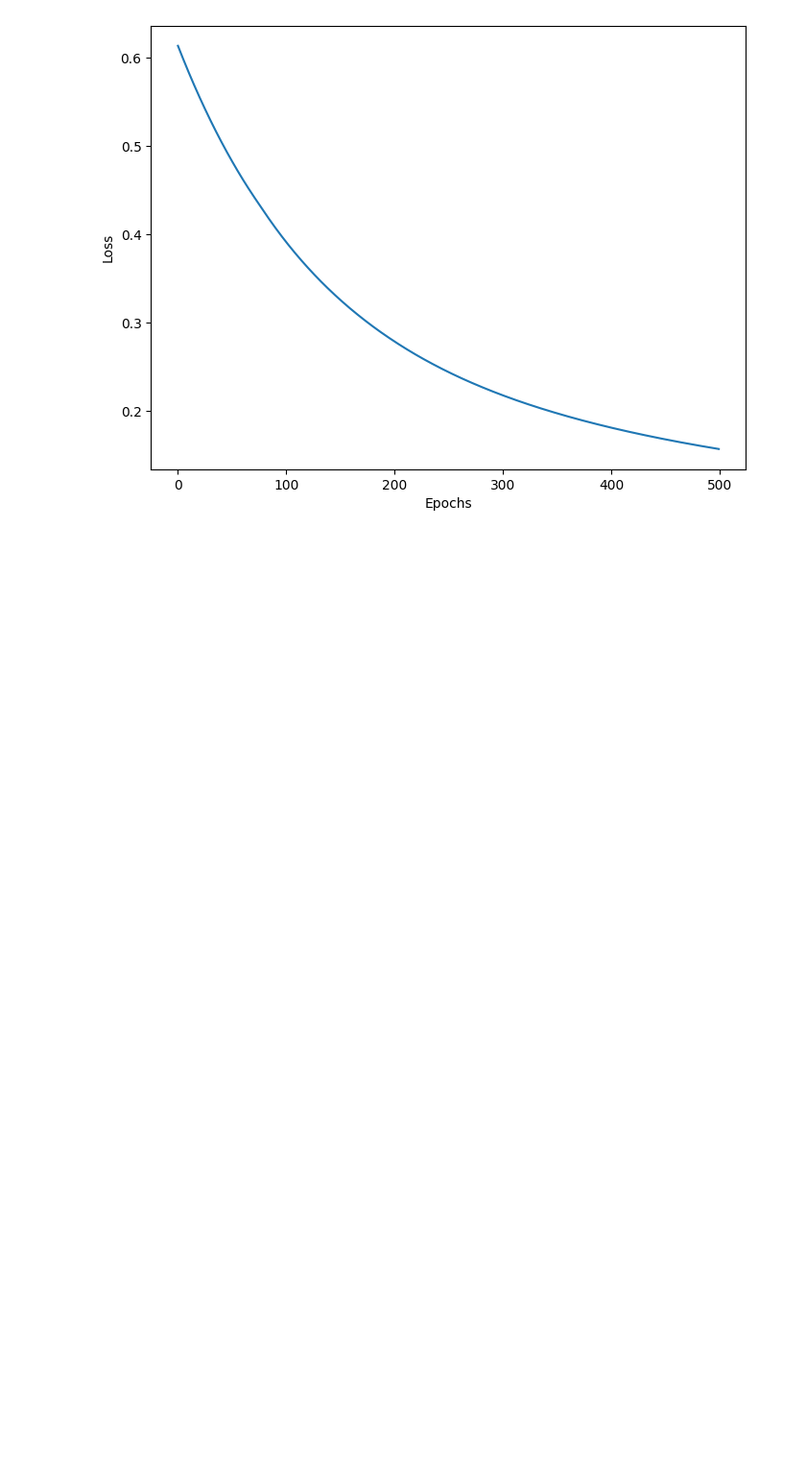
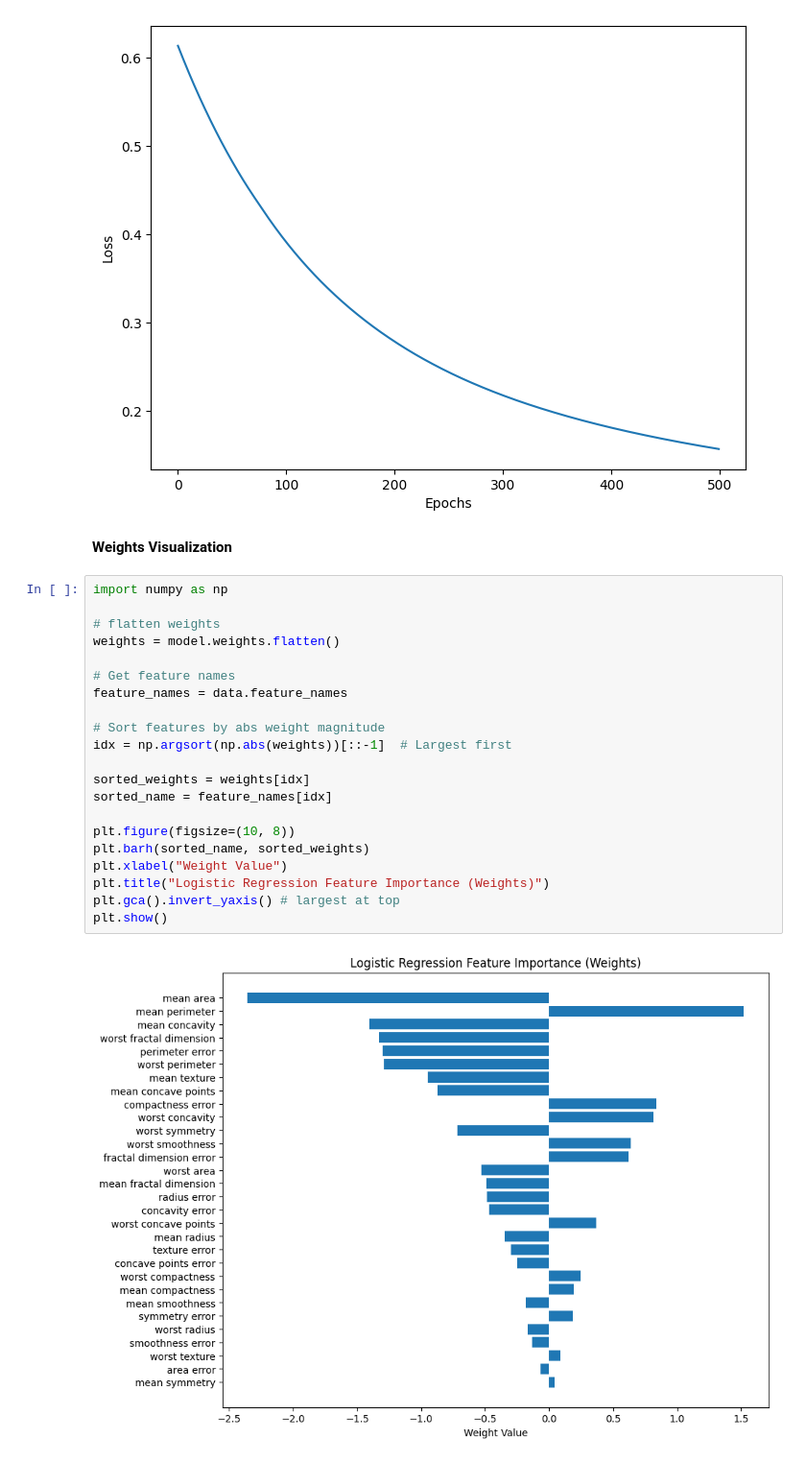
Before and after one commit to zahmedy/numpy-logistic-regression, a Jupyter notebook: notebooks/BreastCancer.ipynb, the cells around one changed output. Shown: that part at 96% size. Cells and saved outputs as stored; diff of their text form; blank space fills up the shorter version.

Commit message:
plot weights for breast cancer for analysis

```diff
--- a/notebooks/BreastCancer.ipynb
+++ b/notebooks/BreastCancer.ipynb
@@ -92,3 +92,28 @@ plt.show()
 # %% [output]
 Accuracy: 0.9406593406593406
 [figure]
+# %% [markdown]
+**Weights Visualization**
+# %%
+import numpy as np
+
+# flatten weights
+weights = model.weights.flatten()
+
+# Get feature names
+feature_names = data.feature_names
+
+# Sort features by abs weight magnitude
+idx = np.argsort(np.abs(weights))[::-1]  # Largest first
+
+sorted_weights = weights[idx]
+sorted_name = feature_names[idx]
+
+plt.figure(figsize=(10, 8))
+plt.barh(sorted_name, sorted_weights)
+plt.xlabel("Weight Value")
+plt.title("Logistic Regression Feature Importance (Weights)")
+plt.gca().invert_yaxis() # largest at top
+plt.show()
+# %% [output]
+[figure, added]
```
